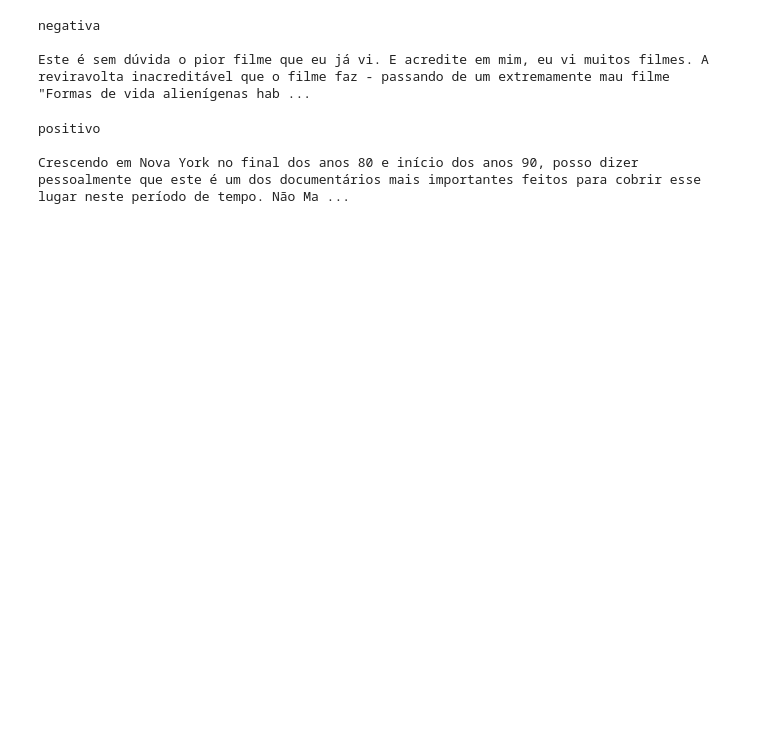
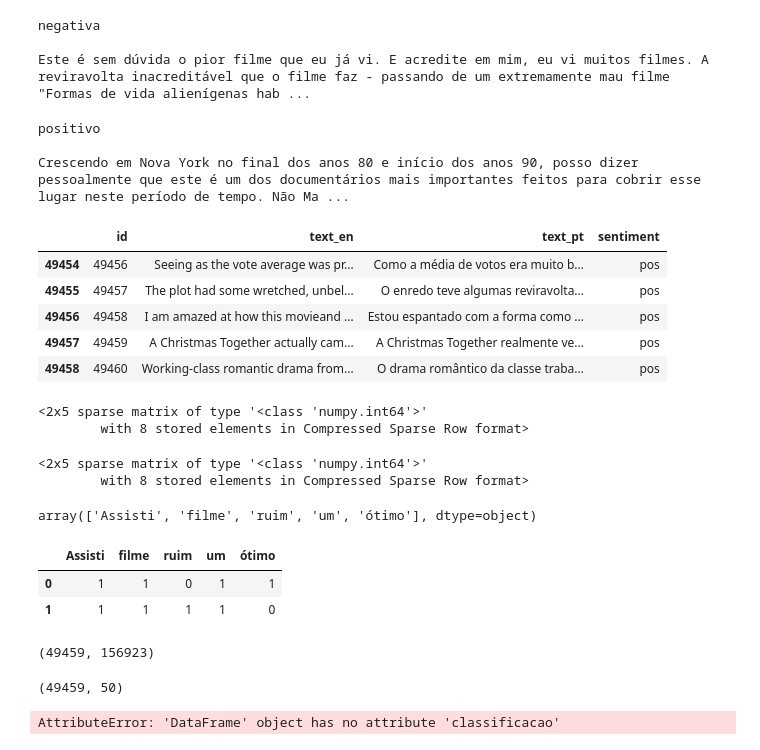
Before and after one commit to diegodataops/Tech-Lab, a Jupyter notebook: processamento_de_linguagem_natural/1_linguagem_natural_1_nlp_com_analise_de_sentimento/1_dados_textuais.ipynb, the cells around one changed output. Cells and saved outputs as stored; diff of their text form; code cells hidden in the pictures; blank space fills up the shorter version.

```diff
--- a/processamento_de_linguagem_natural/1_linguagem_natural_1_nlp_com_analise_de_sentimento/1_dados_textuais.ipynb
+++ b/processamento_de_linguagem_natural/1_linguagem_natural_1_nlp_com_analise_de_sentimento/1_dados_textuais.ipynb
@@ -84,3 +84,12 @@ print(resenha.text_pt[49002])
 positivo
 
 Crescendo em Nova York no final dos anos 80 e início dos anos 90, posso dizer pessoalmente que este é um dos documentários mais importantes feitos para cobrir esse lugar neste período de tempo. Não Ma ...
+# %%
+resenha.tail()
+# %% [output]
+|  | id | text_en | text_pt | sentiment |
+| 49454 | 49456 | Seeing as the vote average was pr... | Como a média de votos era muito b... | pos |
+| 49455 | 49457 | The plot had some wretched, unbel... | O enredo teve algumas reviravolta... | pos |
+| 49456 | 49458 | I am amazed at how this movieand ... | Estou espantado com a forma como ... | pos |
+| 49457 | 49459 | A Christmas Together actually cam... | A Christmas Together realmente ve... | pos |
+| 49458 | 49460 | Working-class romantic drama from... | O drama romântico da classe traba... | pos |
@@ -86,0 +101,5 @@ Crescendo em Nova York no final dos anos 80 e início dos anos 90, posso dizer p
+# %%
+vetorizar.fit_transform(texto)
+# %% [output]
+<2x5 sparse matrix of type '<class 'numpy.int64'>'
+        with 8 stored elements in Compressed Sparse Row format>
@@ -86,0 +108,9 @@ Crescendo em Nova York no final dos anos 80 e início dos anos 90, posso dizer p
+# %%
+bag_or_words
+# %% [output]
+<2x5 sparse matrix of type '<class 'numpy.int64'>'
+        with 8 stored elements in Compressed Sparse Row format>
+# %%
+vetorizar.get_feature_names_out()
+# %% [output]
+array(['Assisti', 'filme', 'ruim', 'um', 'ótimo'], dtype=object)
@@ -86,0 +119,6 @@ Crescendo em Nova York no final dos anos 80 e início dos anos 90, posso dizer p
+# %%
+matriz_esparsa
+# %% [output]
+|  | Assisti | filme | ruim | um | ótimo |
+| 0 | 1 | 1 | 0 | 1 | 1 |
+| 1 | 1 | 1 | 1 | 1 | 0 |
@@ -86,0 +128,22 @@ Crescendo em Nova York no final dos anos 80 e início dos anos 90, posso dizer p
+# %%
+print(bag_or_words.shape)
+# %% [output]
+(49459, 156923)
+# %%
+vetorizar = CountVectorizer(lowercase=False, max_features=50)
+bag_or_words=vetorizar.fit_transform(resenha.text_pt)
+print(bag_or_words.shape)
+# %% [output]
+(49459, 50)
+# %%
+treino, teste, classe_treino, classe_teste = train_test_split(
+    bag_or_words, texto[], random_state=42
+)
+
+
+regressao_logistica = LogisticRegression()
+regressao_logistica.fit(treino, classe_treino)
+acuracia = regressao_logistica.score(teste, classe_teste)
+print(acuracia)
+# %% [output]
+AttributeError: 'DataFrame' object has no attribute 'classificacao'
```
Also changed, not shown: parts of 8 cells of this notebook, 2 other files.
